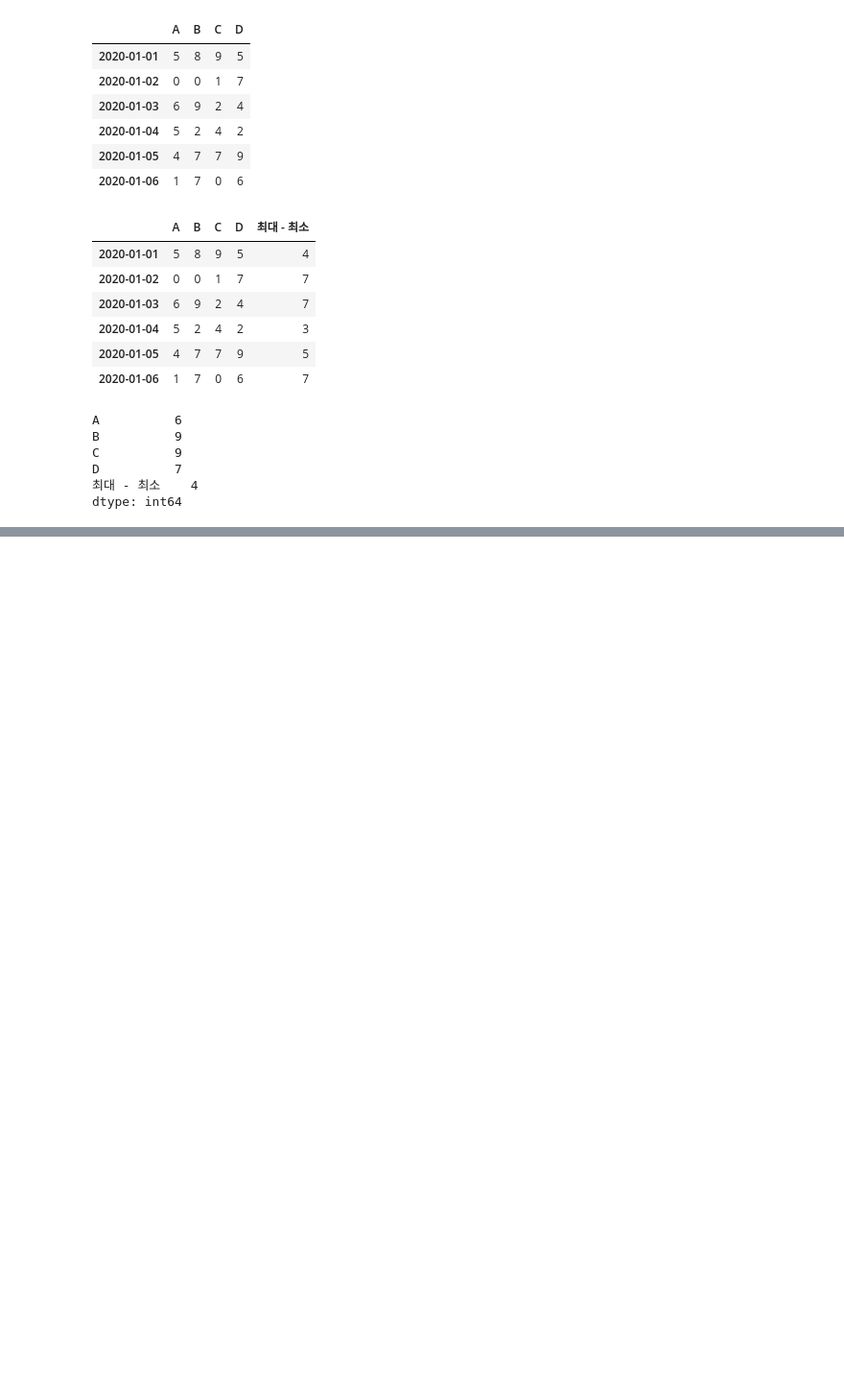
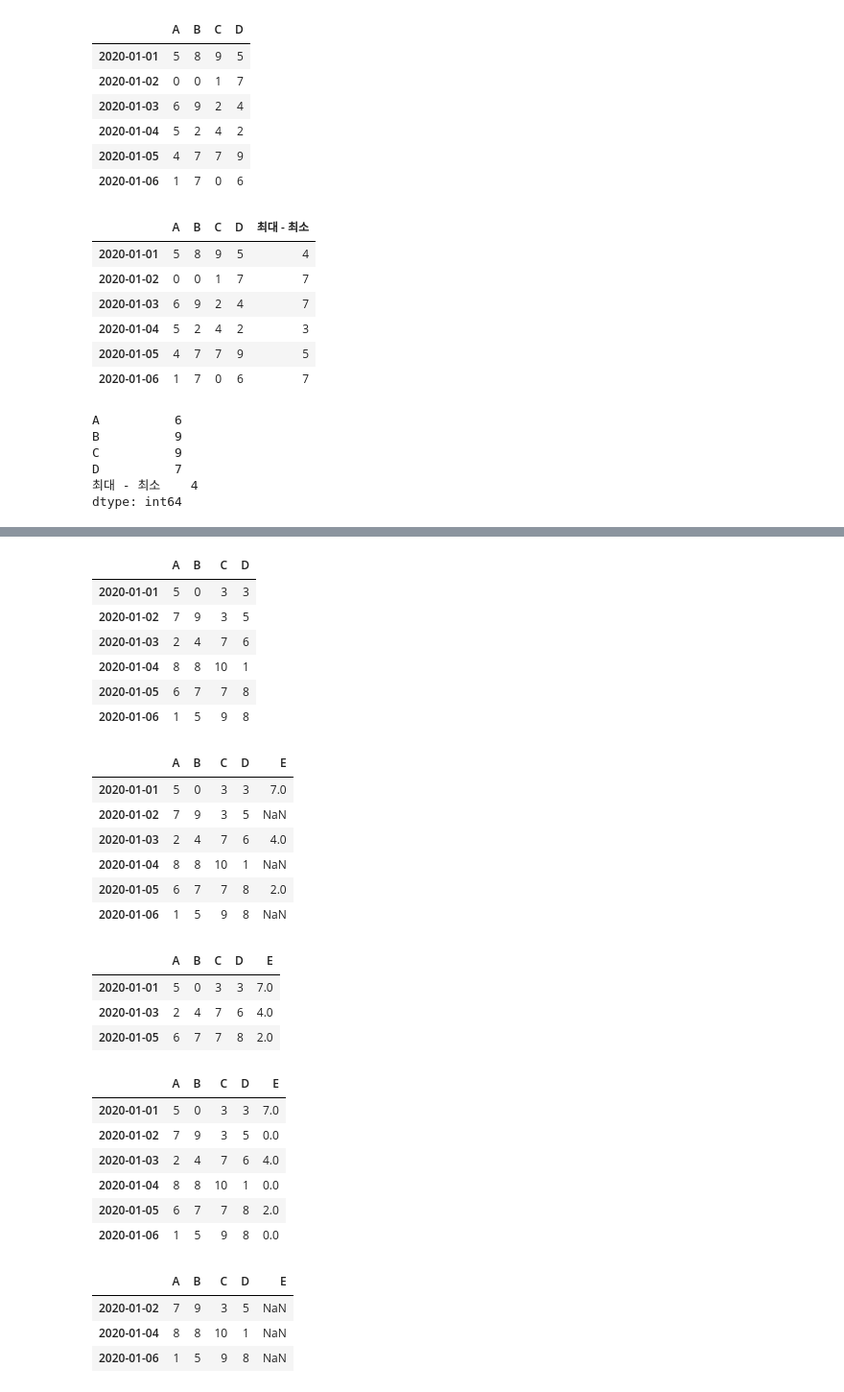
Before and after one commit to Souuul/numpy-pandas, a Jupyter notebook: 02. Pandas.ipynb, the cells around one changed output, grey strips where cells are left out. Shown at 96% size. Cells and saved outputs as stored; diff of their text form; code cells hidden in the pictures; blank space fills up the shorter version.

Commit message:
add pandas problem

```diff
--- a/02. Pandas.ipynb
+++ b/02. Pandas.ipynb
@@ -1782,0 +2029,78 @@ dtype: int64
+# %%
+# DataFrame 생성
+# random seed 고정
+# 0이상 10미만의 정수형 난수를 귱등분포로 추출해서
+#6헹 4열짜리 DataFrame을 생성
+# index 와 column은 따로 지칭 X
+
+import numpy as np
+import pandas as pd
+np.random.seed(0)
+
+df = np.random.randint(0,11,(6,4))
+df1 = pd.DataFrame(df)
+
+
+# column 과 index를 설정해 보아요!
+# column : 'A', 'B', 'C', 'D'
+# index : 날짜를 이용, 2020-01-01부터 1씩 증가
+date_arr = pd.date_range('20200101', periods = 6)
+df2 = pd.DataFrame(df, index = date_arr, columns = ['A', 'B', 'C', 'D'])
+
+display(df2)
+
+# NaN 값을 포함하는 열추가
+df2['E'] = [7, np.nan, 4, np.nan,2, np.nan]
+display(df2)
+
+#일반적으로 우리가 결측치라고 표현하는게 있어요!!
+# 결측치가 들어가 있는 행을 무조건 삭제
+# 편하고 좋아요 하지만 결측치만 제거 되는게 아니라 다른열에는 데이터가 존재하고 있었어요
+# 그 데이터 까지 다 날아가요!
+# 만약 결측치가 몇개 안되요! 삭제하는게 좋을 수 있어요!!
+
+df3 = df2.dropna(how ='any' ,inplace = False) # how= 'any' > NaN이 하나라도 행에 포함되어있으면 행자체를 삭제
+# how= 'all' > 행의 모든열이 NaN인경우 행을 삭제
+display(df3)
+
+# 하지만 일반적으로는 이결측치를 다른 값으로 대체해서 사용해야해요!!
+# 평균값, max, mix 등등등등 방법을 이용해서.. 다른값으로 대체해서 사용.
+# 결측치를 다른값으로 대체
+
+df3 = df2.fillna(value = 0)
+display(df3)
+
+# ???
+# nan행만 추출
+df3 = df2[df2['E'].isnull()]
+display(df3)
+# %% [output]
+|  | A | B | C | D |
+| 2020-01-01 | 5 | 0 | 3 | 3 |
+| 2020-01-02 | 7 | 9 | 3 | 5 |
+| 2020-01-03 | 2 | 4 | 7 | 6 |
+| 2020-01-04 | 8 | 8 | 10 | 1 |
+| 2020-01-05 | 6 | 7 | 7 | 8 |
+| 2020-01-06 | 1 | 5 | 9 | 8 |
+|  | A | B | C | D | E |
+| 2020-01-01 | 5 | 0 | 3 | 3 | 7.0 |
+| 2020-01-02 | 7 | 9 | 3 | 5 | NaN |
+| 2020-01-03 | 2 | 4 | 7 | 6 | 4.0 |
+| 2020-01-04 | 8 | 8 | 10 | 1 | NaN |
+| 2020-01-05 | 6 | 7 | 7 | 8 | 2.0 |
+| 2020-01-06 | 1 | 5 | 9 | 8 | NaN |
+|  | A | B | C | D | E |
+| 2020-01-01 | 5 | 0 | 3 | 3 | 7.0 |
+| 2020-01-03 | 2 | 4 | 7 | 6 | 4.0 |
+| 2020-01-05 | 6 | 7 | 7 | 8 | 2.0 |
+|  | A | B | C | D | E |
+| 2020-01-01 | 5 | 0 | 3 | 3 | 7.0 |
+| 2020-01-02 | 7 | 9 | 3 | 5 | 0.0 |
+| 2020-01-03 | 2 | 4 | 7 | 6 | 4.0 |
+| 2020-01-04 | 8 | 8 | 10 | 1 | 0.0 |
+| 2020-01-05 | 6 | 7 | 7 | 8 | 2.0 |
+| 2020-01-06 | 1 | 5 | 9 | 8 | 0.0 |
+|  | A | B | C | D | E |
+| 2020-01-02 | 7 | 9 | 3 | 5 | NaN |
+| 2020-01-04 | 8 | 8 | 10 | 1 | NaN |
+| 2020-01-06 | 1 | 5 | 9 | 8 | NaN |
```
Also changed, not shown: parts of 14 cells of this notebook, 5 other files.
